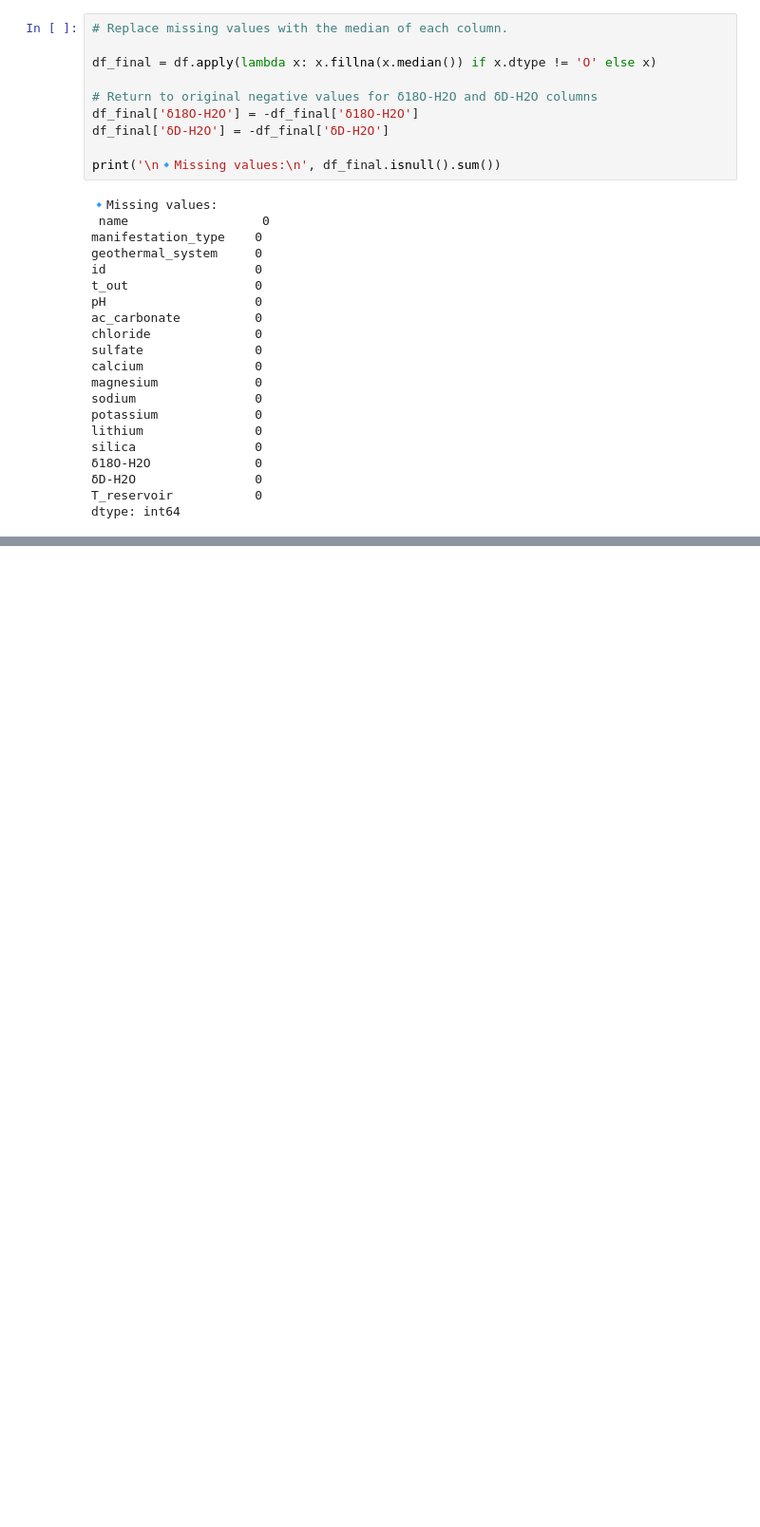
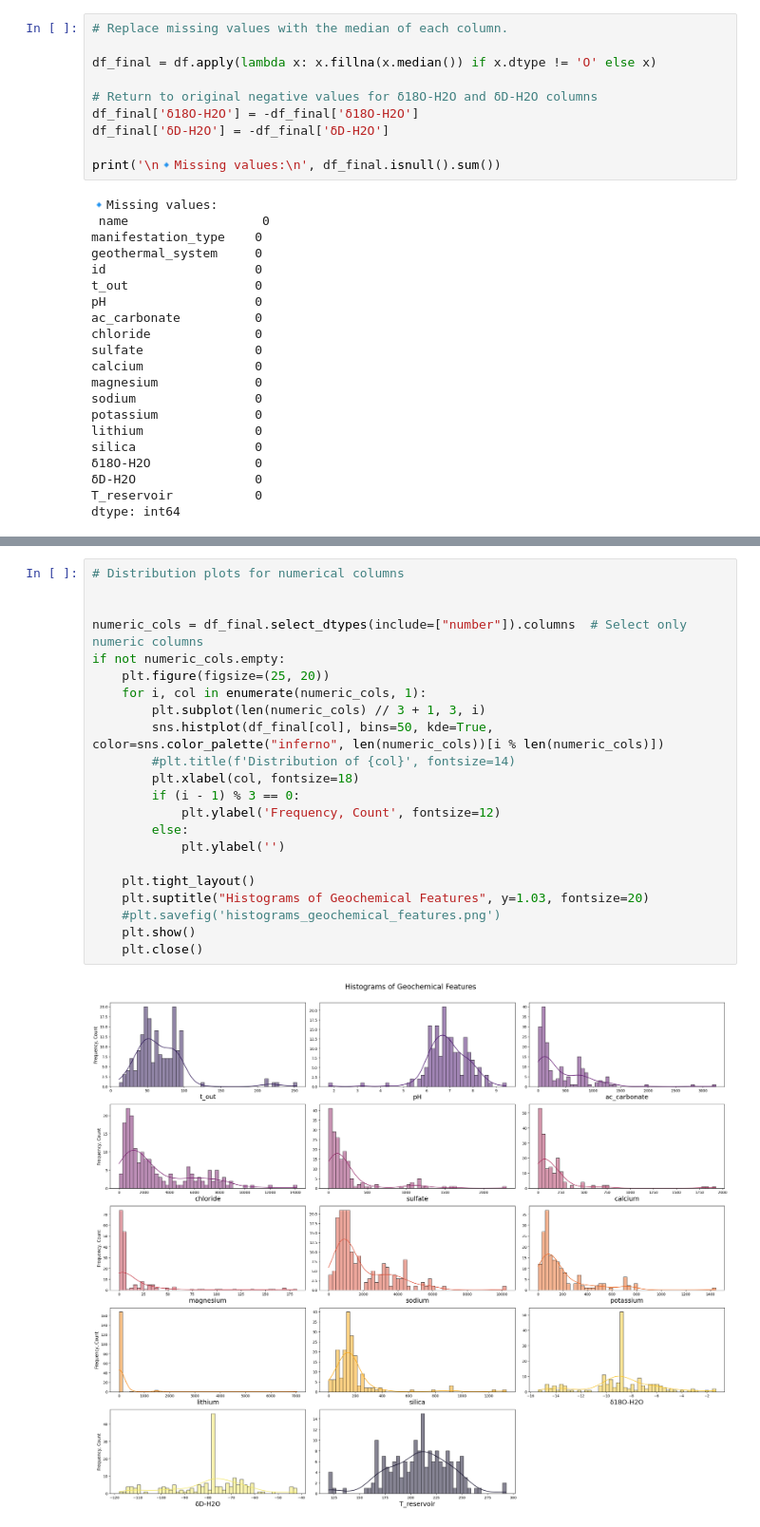
Before and after one commit to XxkmoxX/ML_geoTemp_prediction, a Jupyter notebook: ml_temp_prediction.ipynb, the cells around one changed output, grey strips where cells are left out. Shown at 95% size. Saved outputs shown, nothing was run; the diff lists cells and outputs as text; blank space fills up the shorter version.

```diff
--- a/ml_temp_prediction.ipynb
+++ b/ml_temp_prediction.ipynb
@@ -227,0 +123,24 @@ Exploratory Data Analysis completed! Visualizations saved as PNG files.
+# %%
+# Distribution plots for numerical columns
+
+
+numeric_cols = df_final.select_dtypes(include=["number"]).columns  # Select only numeric columns
+if not numeric_cols.empty:
+    plt.figure(figsize=(25, 20))
+    for i, col in enumerate(numeric_cols, 1):
+        plt.subplot(len(numeric_cols) // 3 + 1, 3, i)
+        sns.histplot(df_final[col], bins=50, kde=True, color=sns.color_palette("inferno", len(numeric_cols))[i % len(numeric_cols)])
+        #plt.title(f'Distribution of {col}', fontsize=14)
+        plt.xlabel(col, fontsize=18)
+        if (i - 1) % 3 == 0:
+            plt.ylabel('Frequency, Count', fontsize=12)
+        else:
+            plt.ylabel('')
+
+    plt.tight_layout()
+    plt.suptitle("Histograms of Geochemical Features", y=1.03, fontsize=20)
+    #plt.savefig('histograms_geochemical_features.png')
+    plt.show()
+    plt.close()
+# %% [output]
+[figure, added]
```
Also changed, not shown: parts of 7 cells of this notebook.
